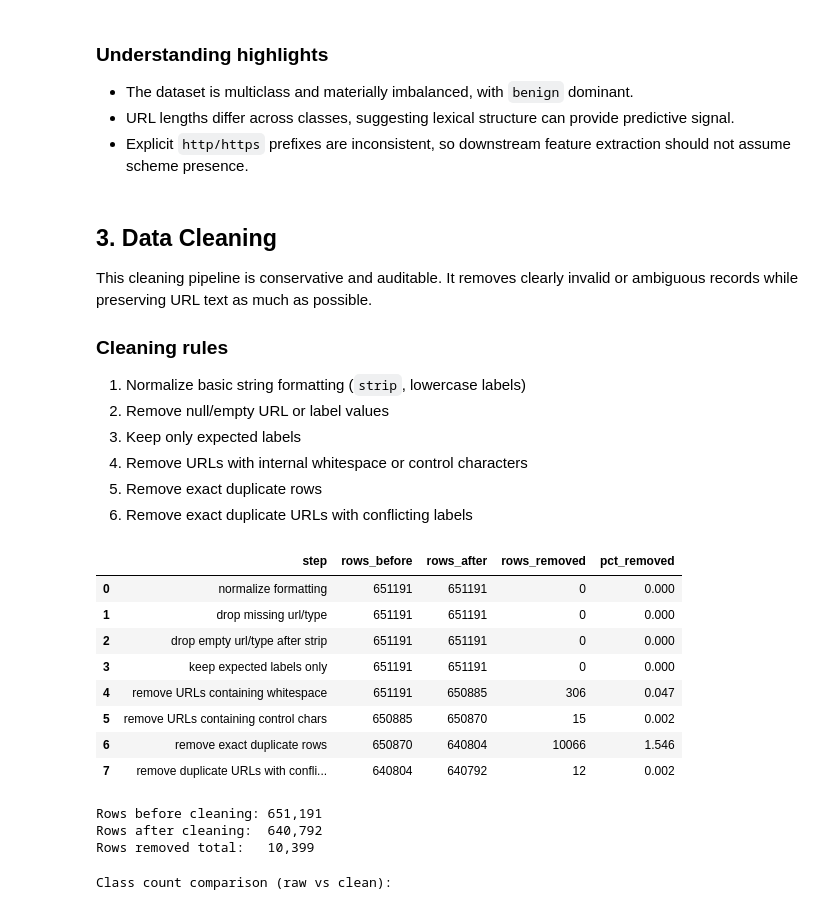
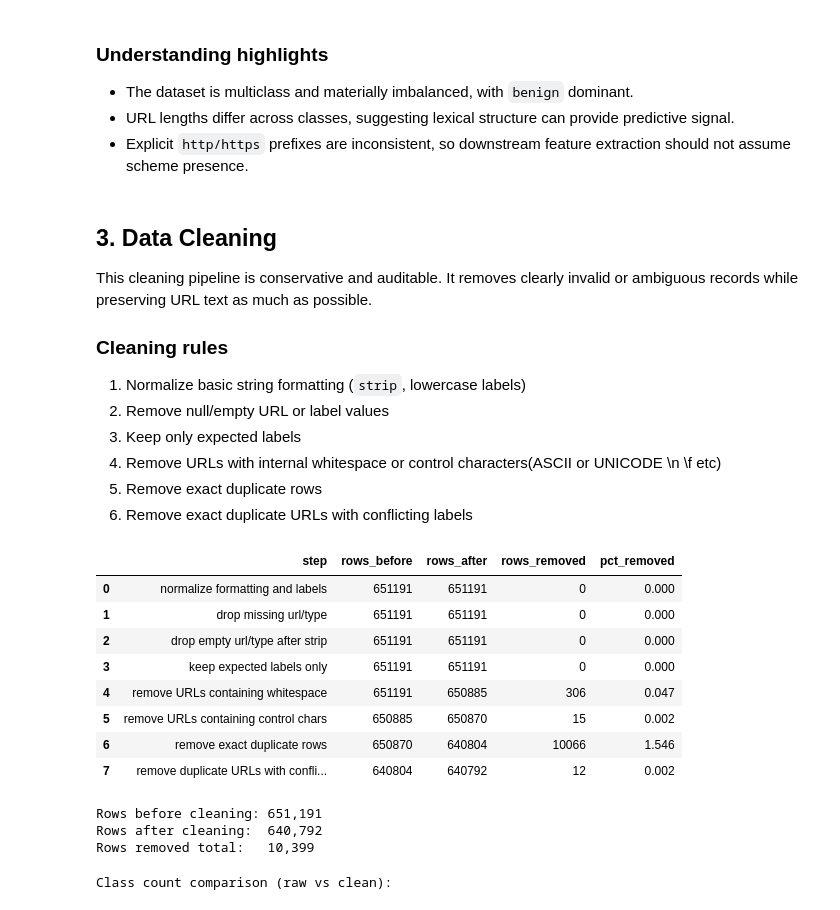
Before and after one commit to NimishSood/malicious-url-detection, a Jupyter notebook: notebooks/file1.ipynb, the cells around one changed output. Drawn from its saved outputs; the diff is of its cells as text; code cells hidden in the pictures.

Commit message:
Update notebook analysis workflow

```diff
--- a/notebooks/file1.ipynb
+++ b/notebooks/file1.ipynb
@@ -249,11 +310,27 @@ This cleaning pipeline is conservative and auditable. It removes clearly invalid
 1. Normalize basic string formatting (`strip`, lowercase labels)
 2. Remove null/empty URL or label values
 3. Keep only expected labels
-4. Remove URLs with internal whitespace or control characters
+4. Remove URLs with internal whitespace or control characters(ASCII or UNICODE \n \f etc)
 5. Remove exact duplicate rows
 6. Remove exact duplicate URLs with conflicting labels
 # %%
-EXPECTED_LABELS = {'benign', 'phishing', 'malware', 'defacement'}
+LABEL_NORMALIZATION = {
+    'benign': 'benign',
+    'phishing': 'phishing',
+    'malware': 'malware',
+    'defacement': 'defacement',
+    '0': 'class_0',
+    '1': 'class_1',
+    '2': 'class_2',
+    '3': 'class_3',
+}
+
+
+def normalize_label(value) -> str:
+    if pd.isna(value):
+        return ''
+    label = str(value).strip().lower()
+    return LABEL_NORMALIZATION.get(label, label)
 
 
 def run_cleaning_pipeline(df: pd.DataFrame) -> tuple[pd.DataFrame, pd.DataFrame]:
@@ -274,8 +351,8 @@ def run_cleaning_pipeline(df: pd.DataFrame) -> tuple[pd.DataFrame, pd.DataFrame]
 
     before = len(work)
     work['url'] = work['url'].astype('string').str.strip()
-    work['type'] = work['type'].astype('string').str.strip().str.lower()
-    record('normalize formatting', before, len(work))
+    work['type'] = work['type'].map(normalize_label).astype('string')
+    record('normalize formatting and labels', before, len(work))
 
     before = len(work)
     work = work[work['url'].notna() & work['type'].notna()]
@@ -286,6 +363,7 @@ def run_cleaning_pipeline(df: pd.DataFrame) -> tuple[pd.DataFrame, pd.DataFrame]
     record('drop empty url/type after strip', before, len(work))
 
     before = len(work)
+    # Restrict the analysis to the four labels documented for this notebook.
     work = work[work['type'].isin(EXPECTED_LABELS)]
     record('keep expected labels only', before, len(work))
 
@@ -297,34 +375,51 @@ def run_cleaning_pipeline(df: pd.DataFrame) -> tuple[pd.DataFrame, pd.DataFrame]
     work = work[~work['url'].str.contains(r'[\x00-\x1f\x7f]', regex=True, na=False)]
     record('remove URLs containing control chars', before, len(work))
 
     before = len(work)
     work = work.drop_duplicates()
     record('remove exact duplicate rows', before, len(work))
 
     before = len(work)
+    # If the exact same URL appears with multiple labels, drop it rather than guess.
     conflicting_urls = (
         work.groupby('url')['type']
         .nunique()
         .loc[lambda s: s > 1]
         .index
     )
     work = work[~work['url'].isin(conflicting_urls)]
     record('remove duplicate URLs with conflicting labels', before, len(work))
 
     work = work.reset_index(drop=True)
     audit_df = pd.DataFrame(audit)
     return work, audit_df
 
 
 df_clean, cleaning_audit = run_cleaning_pipeline(df_raw)
 
+if df_clean.empty:
+    raise ValueError(
+        'Cleaning produced an empty dataset after filtering invalid labels and malformed URLs. '
+        'Check source data and preprocessing assumptions.'
+    )
+
 display(cleaning_audit)
 print(f"Rows before cleaning: {len(df_raw):,}")
 print(f"Rows after cleaning:  {len(df_clean):,}")
 print(f"Rows removed total:   {len(df_raw) - len(df_clean):,}")
+
+# Surface dropped label names so students can see how raw data differed from expectations.
+unexpected_labels = sorted(set(df_raw['type'].dropna().astype(str).str.strip().str.lower()) - set(EXPECTED_LABELS))
+if unexpected_labels:
+    preview = unexpected_labels[:10]
+    suffix = ' ...' if len(unexpected_labels) > 10 else ''
+    warnings.warn(
+        f'Unexpected raw labels were removed during cleaning: {preview}{suffix}',
+        stacklevel=2,
+    )
 # %% [output]
 |  | step | rows_before | rows_after | rows_removed | pct_removed |
-| 0 | normalize formatting | 651191 | 651191 | 0 | 0.000 |
+| 0 | normalize formatting and labels | 651191 | 651191 | 0 | 0.000 |
 | 1 | drop missing url/type | 651191 | 651191 | 0 | 0.000 |
 | 2 | drop empty url/type after strip | 651191 | 651191 | 0 | 0.000 |
 | 3 | keep expected labels only | 651191 | 651191 | 0 | 0.000 |
```
Also changed, not shown: parts of 16 cells of this notebook.
